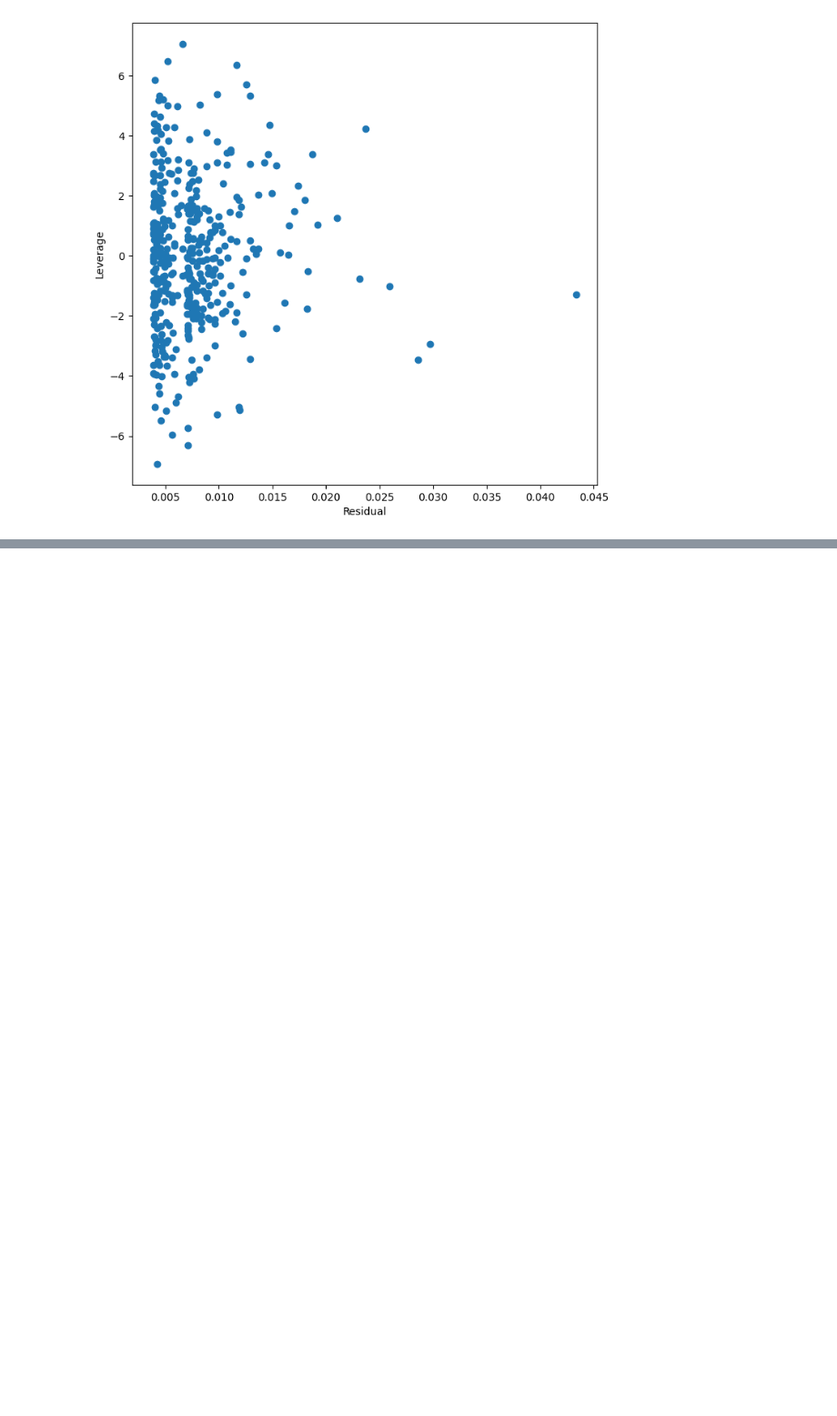
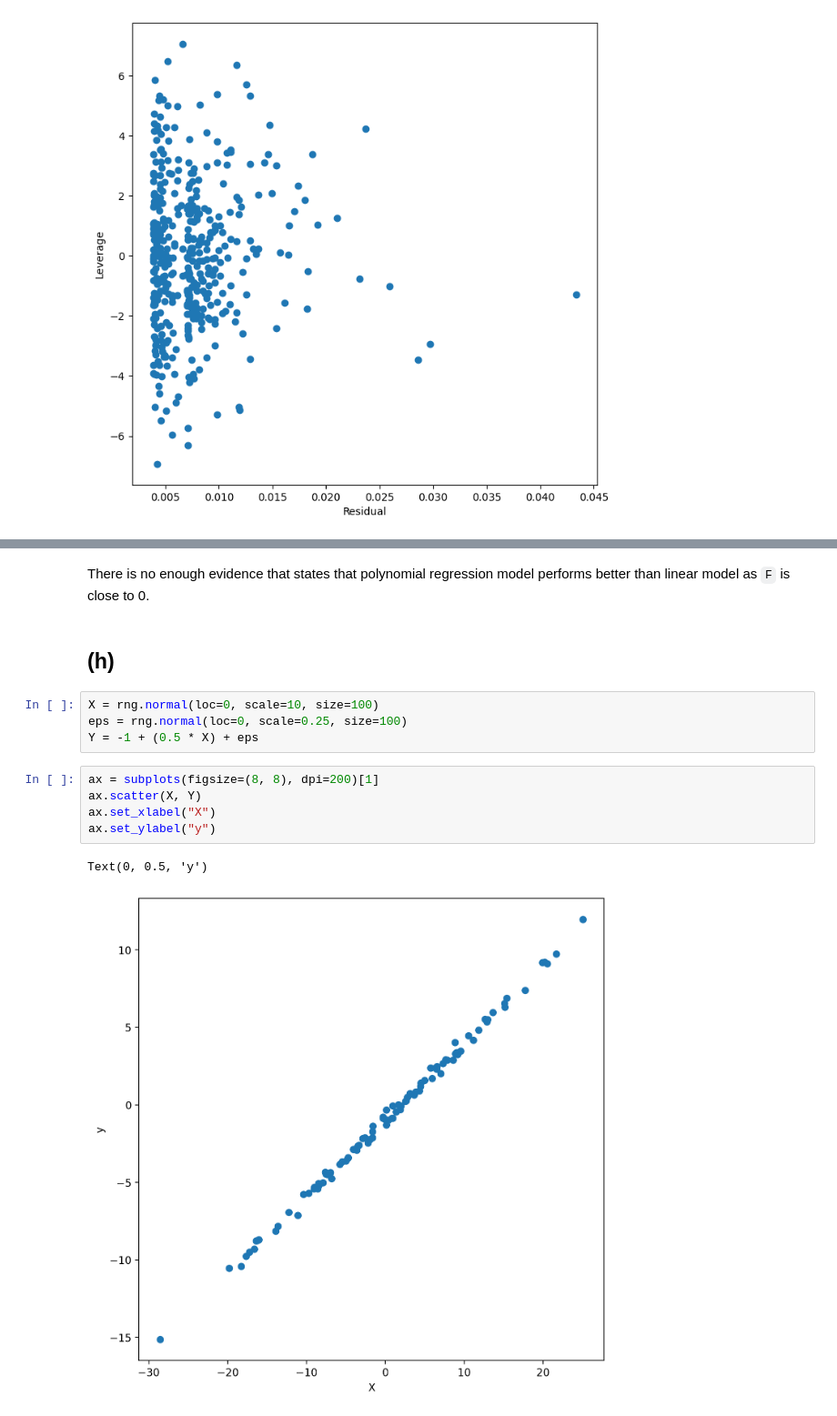
Before and after one commit to Adarsh0047/Introduction-to-Statistical-Learning-With-Python, a Jupyter notebook: Chapter 3/Applied_Exercises.ipynb, the cells around one changed output, grey strips where cells are left out. Shown at 91% size. Saved outputs shown, nothing was run; the diff lists cells and outputs as text; blank space fills up the shorter version.

```diff
--- a/Chapter 3/Applied_Exercises.ipynb
+++ b/Chapter 3/Applied_Exercises.ipynb
@@ -365,0 +492,16 @@ np.argmax(leverage_points.hat_matrix_diag)
+# %% [markdown]
+There is no enough evidence that states that polynomial regression model performs better than linear model as `F` is close to 0.
+# %% [markdown]
+## (h)
+# %%
+X = rng.normal(loc=0, scale=10, size=100)
+eps = rng.normal(loc=0, scale=0.25, size=100)
+Y = -1 + (0.5 * X) + eps
+# %%
+ax = subplots(figsize=(8, 8), dpi=200)[1]
+ax.scatter(X, Y)
+ax.set_xlabel("X")
+ax.set_ylabel("y")
+# %% [output]
+Text(0, 0.5, 'y')
+[figure, added]
```
Also changed, not shown: parts of 75 cells of this notebook.
